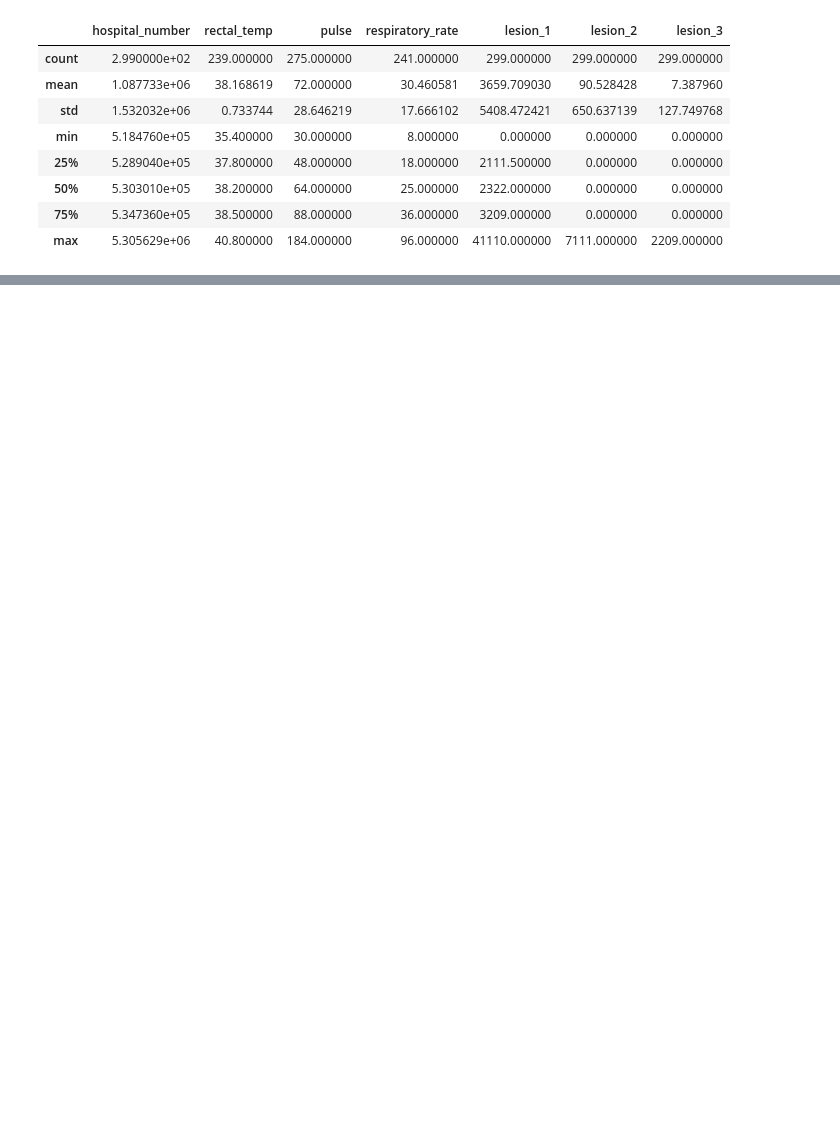
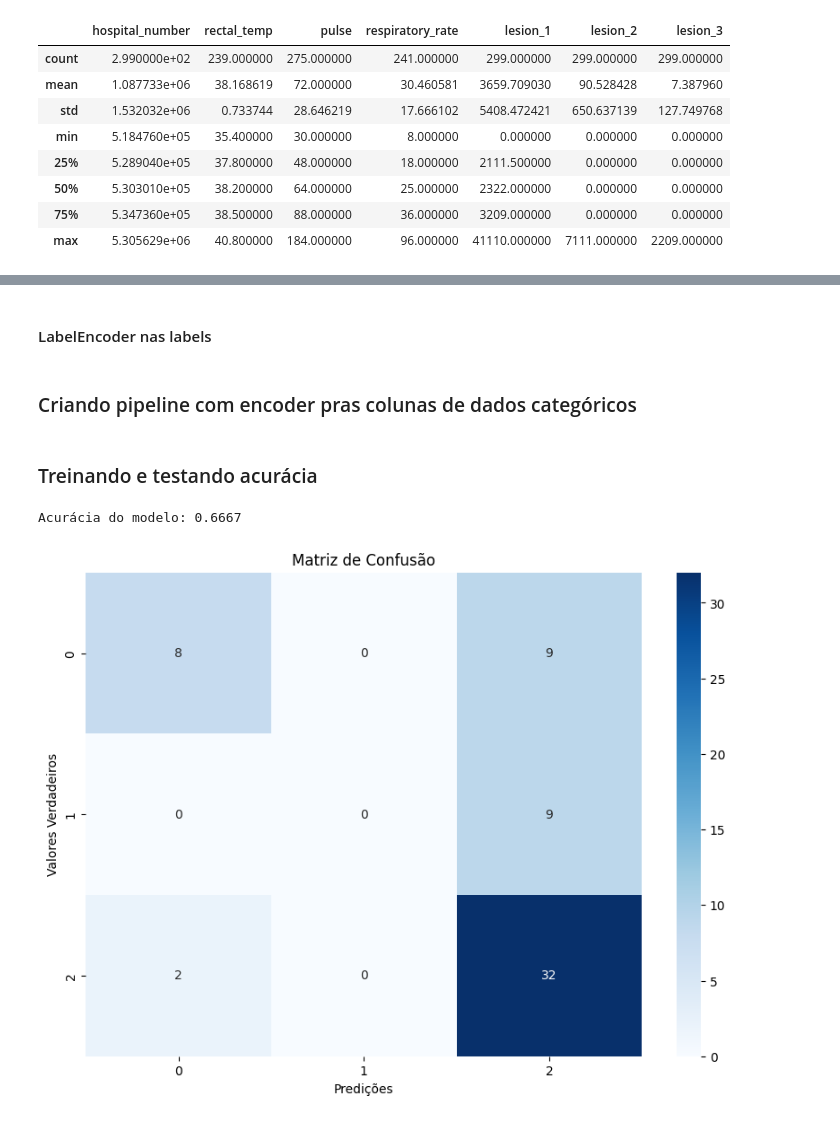
Before and after one commit to dofrancisco/Projeto_Final_DM, a Jupyter notebook: EDA_horse.ipynb, the cells around one changed output, grey strips where cells are left out. Cells and saved outputs as stored; diff of their text form; code cells hidden in the pictures; blank space fills up the shorter version.

```diff
--- a/EDA_horse.ipynb
+++ b/EDA_horse.ipynb
@@ -75,0 +282,49 @@ df = X.copy()
+# %%
+for coluna in colunas_object:
+    features[coluna] = features[coluna].astype(str)
+# %% [markdown]
+#### LabelEncoder nas labels
+# %%
+# Instanciar e ajustar o LabelEncoder ao target
+encoder = LabelEncoder()
+y_encoded = encoder.fit_transform(labels)
+# %% [markdown]
+### Criando pipeline com encoder pras colunas de dados categóricos
+# %%
+preprocessor = ColumnTransformer(
+    transformers=[
+        ('num', StandardScaler(), colunas_numericas),
+        ('cat', OneHotEncoder(), colunas_object)
+    ]
+)
+
+pipeline = Pipeline(steps=[
+    ('preprocessor', preprocessor),
+    ('classifier', RandomForestClassifier(min_samples_leaf=5))
+])
+
+X_train, X_test, y_train, y_test = train_test_split(features, y_encoded, test_size=0.2, random_state=42)
+# %% [markdown]
+### Treinando e testando acurácia
+# %%
+pipeline.fit(X_train, y_train)
+
+# Avaliar o modelo no conjunto de teste
+score = pipeline.score(X_test, y_test)
+print(f'Acurácia do modelo: {score:.4f}')
+# %% [output]
+Acurácia do modelo: 0.6667
+# %%
+y_pred = pipeline.predict(X_test)
+
+matriz_confusao = confusion_matrix(y_test, y_pred)
+
+plt.figure(figsize=(10, 7))
+sns.heatmap(matriz_confusao, annot=True, fmt="d", cmap="Blues",
+            xticklabels=pipeline.classes_, yticklabels=pipeline.classes_)
+plt.xlabel('Predições')
+plt.ylabel('Valores Verdadeiros')
+plt.title('Matriz de Confusão')
+plt.show()
+# %% [output]
+[figure, added]
```
Also changed, not shown: parts of 69 cells of this notebook, 4 other files.
